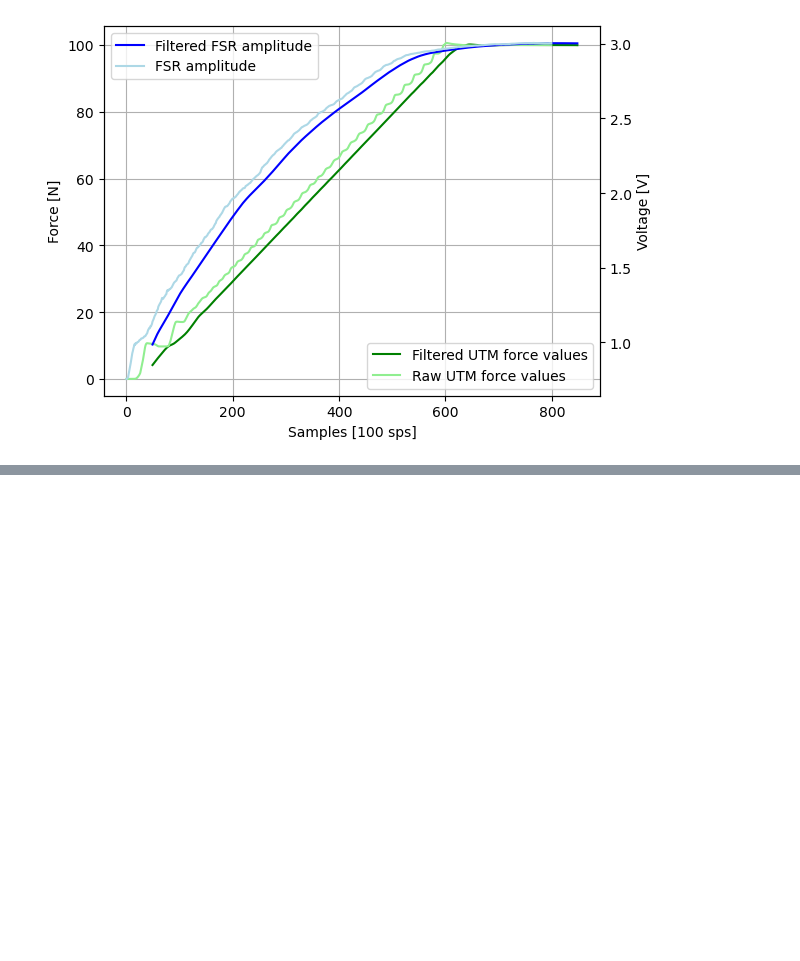
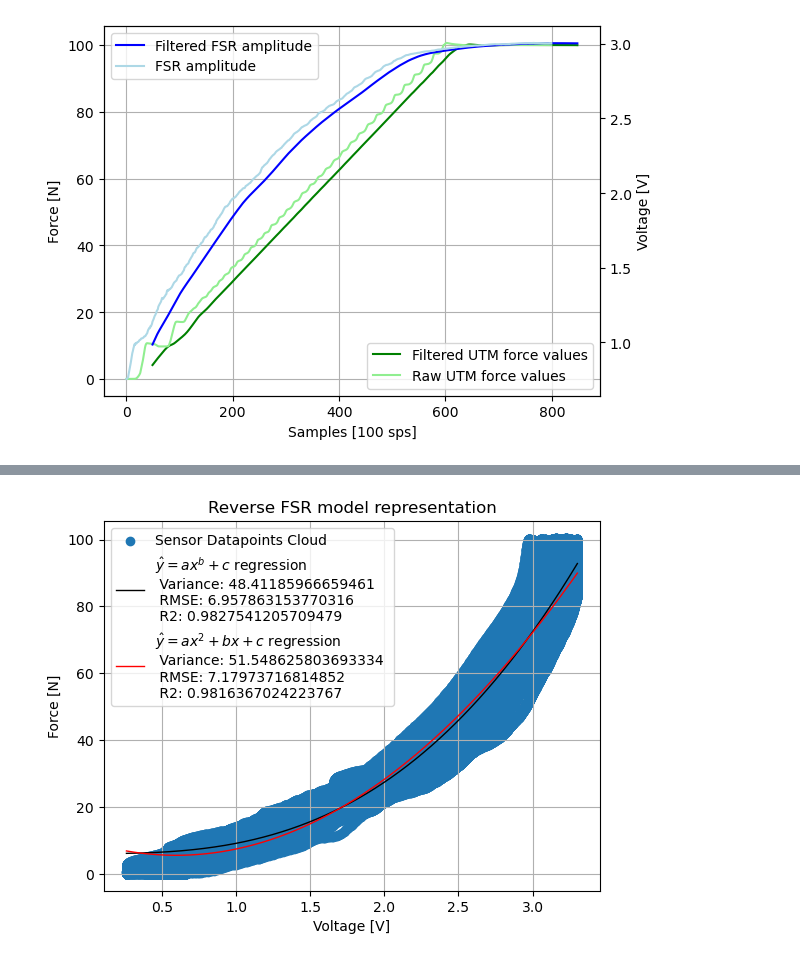
Before and after one commit to DanielProanoGuevara/Exo-sensing, a Jupyter notebook: Processing/SignalProcessing.ipynb, the cells around one changed output, grey strips where cells are left out. Saved outputs shown, nothing was run; the diff lists cells and outputs as text; code cells hidden in the pictures; blank space fills up the shorter version.

Commit message:
reverse model regression

```diff
--- a/Processing/SignalProcessing.ipynb
+++ b/Processing/SignalProcessing.ipynb
@@ -71,14 +77,14 @@ def powerLawExponential(x, a, b, c):
     return np.power(x,a) * np.exp(b * x) + c
 
 def regressionStatistics(x, y, f):
-    ## Bootstrap Monte Carlo confidence intervals computation
-    nboot = 100 # number of boots
-    bspreds = np.zeros((nboot, y.size)) # bootstrap predictions
+    ### Bootstrap Monte Carlo confidence intervals computation
+    #nboot = 5 # number of boots
+    #bspreds = np.zeros((nboot, y.size)) # bootstrap predictions
 
-    for i in range(nboot):
-        xb,yb = bootstrap(x,y)
-        pars, cov = curve_fit(f,xb,yb)
-        bspreds[i] = f(x,*pars)
+    #for i in range(nboot):
+    #    xb,yb = bootstrap(x,y)
+    #    pars, cov = curve_fit(f,xb,yb)
+    #    bspreds[i] = f(x,*pars)
 
 
 
@@ -120,7 +126,8 @@ def regressionStatistics(x, y, f):
 
 
 
-    return y_hat, bspreds, variance, RMSE, R2
+    #return y_hat, bspreds, variance, RMSE, R2
+    return y_hat, variance, RMSE, R2, pars, stdev
 # %% [markdown]
 ### Data import of one sensor acquisition example
 # %% [markdown]
@@ -414,0 +402,74 @@ Test = nor_trial[int((len(nor_trial) * 0.8)):len(nor_trial)]
+# %%
+#Sort dataframe
+sort = ma_trials.sort_values(by='V')
+
+x = sort.V.to_numpy()
+y = sort.N.to_numpy()
+
+fig, ax = plt.subplots()
+
+# All points plot
+ax.set_xlabel('Voltage [V]')
+ax.set_ylabel('Force [N]')
+ax.set_title('Reverse FSR model representation')
+ax.scatter(x, y, label='Sensor Datapoints Cloud')
+
+
+
+
+
+
+# Power Law Regression
+
+pred, var, RMSE, R2, pars, pars_stdev = regressionStatistics(x, y, powerLaw)
+
+info = " Variance: {} \n RMSE: {} \n R2: {}".format(var, RMSE, R2)
+
+## Plot fitted curve
+ax.plot(x, pred, linewidth=1, color='black', label = r'$\hat{y} = ax^b + c$'+' regression\n' + info)
+
+head = display(Math(r'\hat{y} = ax^b + c \\'))
+regression_par = "Regression parameters are: a = {}, b = {}, c = {} \n".format(*pars)
+regression_par_stdev = "Regression parameters standard deviations are: a = {}, b = {}, c = {} \n".format(*pars_stdev)
+print(regression_par + regression_par_stdev + info)
+
+
+
+
+
+## Quadratic regression
+pred, var, RMSE, R2, pars, pars_stdev = regressionStatistics(x, y, quadraticFit)
+
+info = " Variance: {} \n RMSE: {} \n R2: {}".format(var, RMSE, R2)
+
+## Plot fitted curve
+plt.plot(x, pred, linewidth=1, color='red', label = r'$\hat{y} = ax^2 + bx + c$'+' regression\n' + info)
+
+head = display(Math(r'\hat{y} = ax^2 + bx + c \\'))
+regression_par = "Regression parameters are: a = {}, b = {}, c = {} \n".format(*pars)
+regression_par_stdev = "Regression parameters standard deviations are: a = {}, b = {}, c = {} \n".format(*pars_stdev)
+print(regression_par + regression_par_stdev + info)
+
+
+
+
+
+
+
+
+## Power law with exponential cutoff regression
+pred, var, RMSE, R2, pars, pars_stdev = regressionStatistics(x, y, powerLawExponential)
+
+info = " Variance: {} \n RMSE: {} \n R2: {}".format(var, RMSE, R2)
+
+## Plot fitted curve
+ax1.plot(x, pred, linewidth=1, color='green', label = r'$\hat{y} = x^a e^{bx}+c$' + ' regression\n' + info)
+
+head = display(Math(r'\hat{y} = x^a e^{bx} + c \\'))
+regression_par = "Regression parameters are: a = {}, b = {}, c = {} \n".format(*pars)
+regression_par_stdev = "Regression parameters standard deviations are: a = {}, b = {}, c = {} \n".format(*pars_stdev)
+print(regression_par + regression_par_stdev + info)
+
+ax.grid()
+ax.legend()
+# %% [output]
@@ -414,0 +495 @@ Test = nor_trial[int((len(nor_trial) * 0.8)):len(nor_trial)]
+[figure, added]
```
Also changed, not shown: parts of 9 cells of this notebook.
